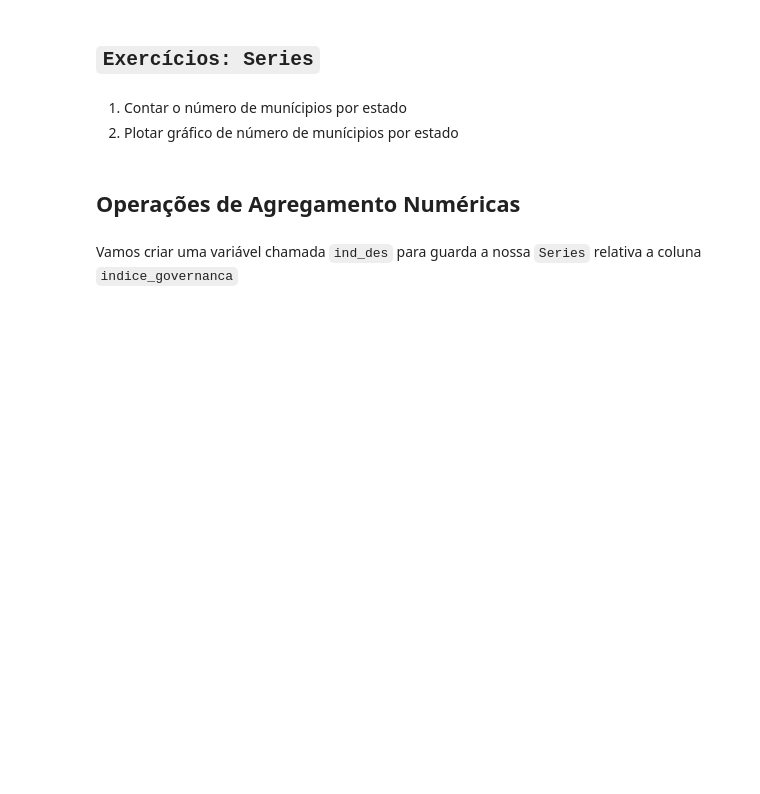
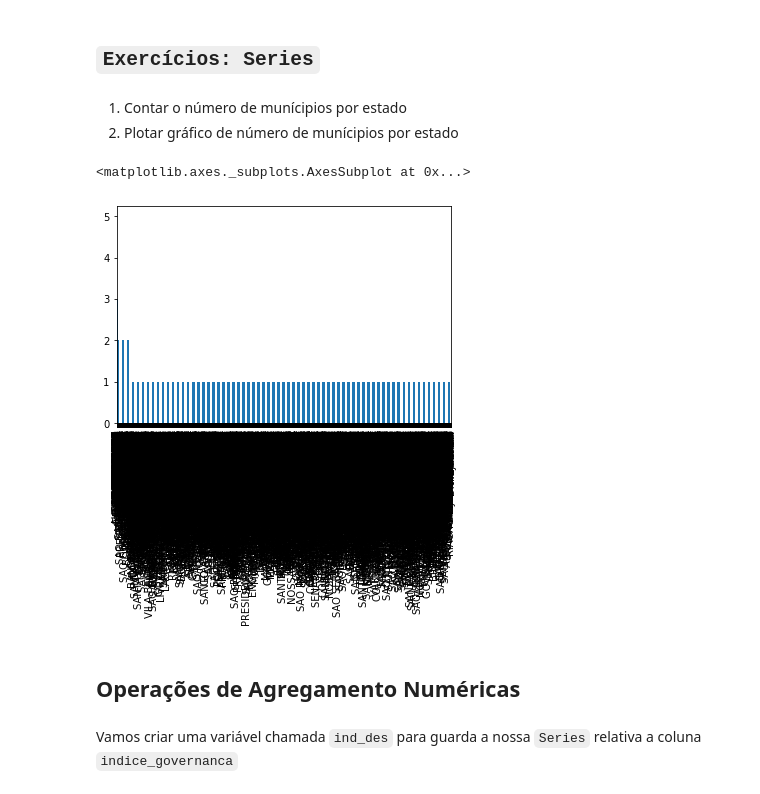
Before and after one commit to cllaudiacp/DataScience, a Jupyter notebook: Aula3Revisao.ipynb, the cells around one changed output. Saved outputs shown, nothing was run; the diff lists cells and outputs as text; code cells hidden in the pictures; blank space fills up the shorter version.

```diff
--- a/Aula3Revisao.ipynb
+++ b/Aula3Revisao.ipynb
@@ -350,6 +384,12 @@ igm['porte'].value_counts().plot.bar()
 # %% [markdown]
 1. Contar o número de munícipios por estado
 2. Plotar gráfico de número de munícipios por estado
+# %%
+# EXERCICIOS 1 e 2
+igm['municipio'].value_counts().plot.bar()
+# %% [output]
+<matplotlib.axes._subplots.AxesSubplot at 0x...>
+[figure, added]
 # %% [markdown]
 ## Operações de Agregamento Numéricas
 # %% [markdown]
```
Also changed, not shown: parts of 3 cells of this notebook.
